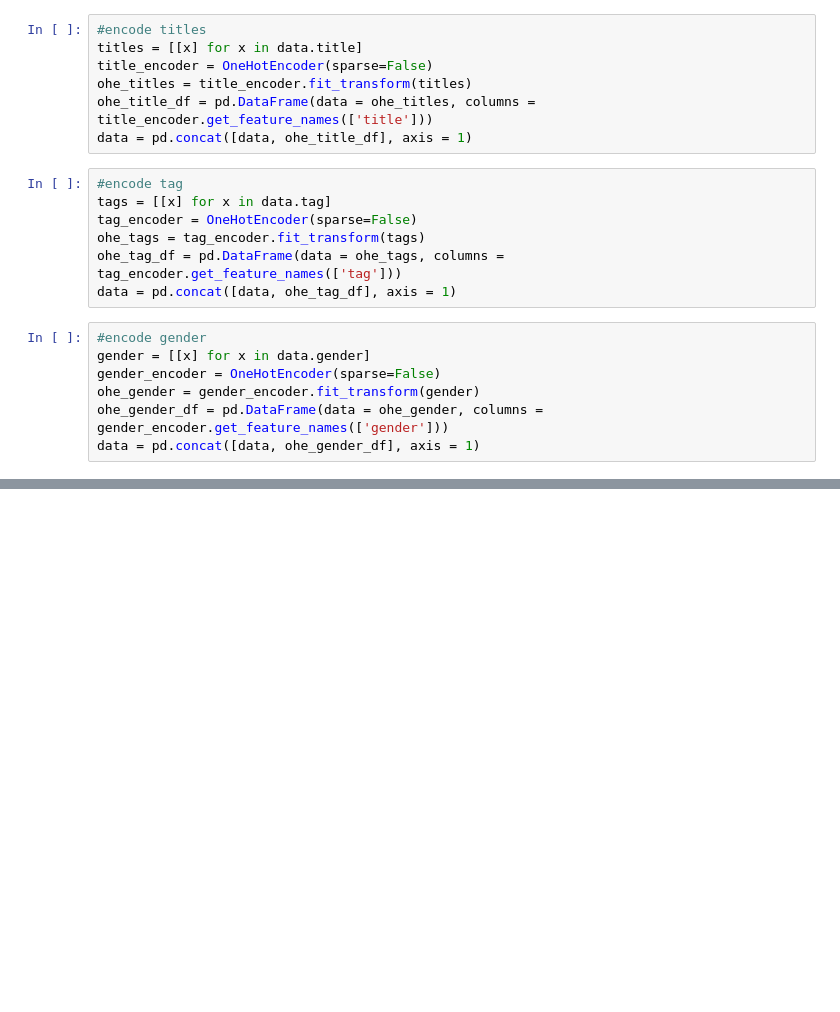
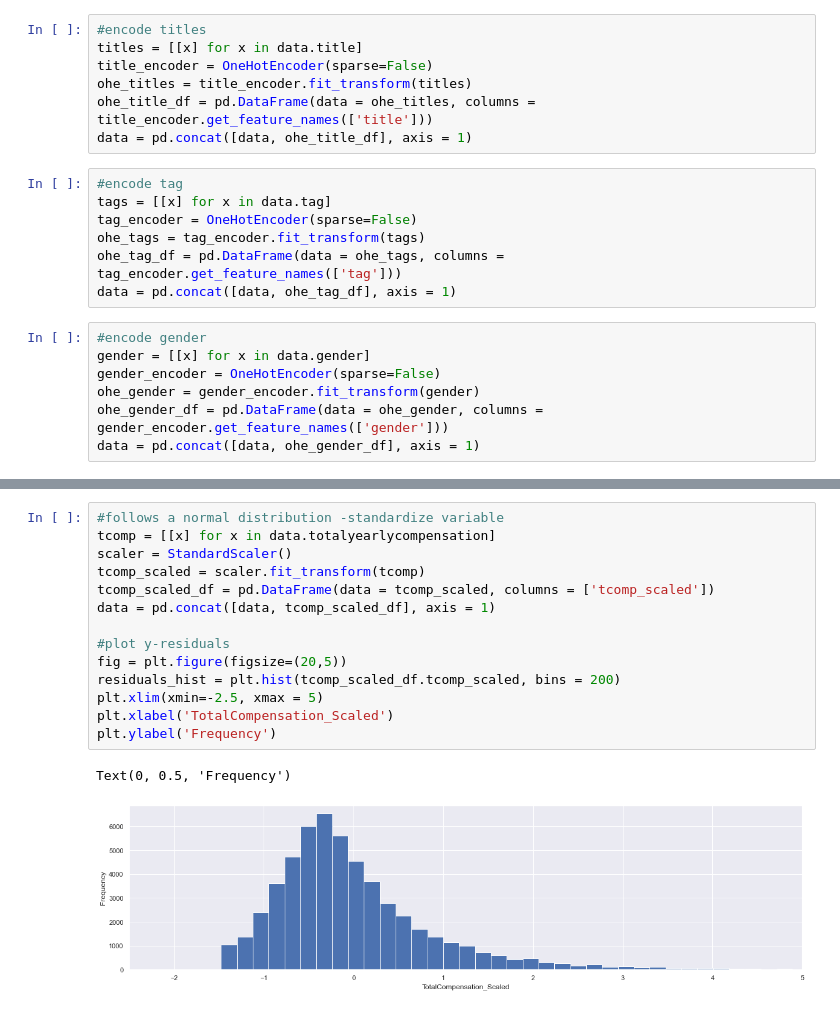
Before and after one commit to PriyankaVelagala/INM701, a Jupyter notebook: EduClassification.ipynb, the cells around one changed output, grey strips where cells are left out. Drawn from its saved outputs; the diff is of its cells as text; blank space fills up the shorter version.

```diff
--- a/EduClassification.ipynb
+++ b/EduClassification.ipynb
@@ -92,0 +92,17 @@ data
+# %%
+#follows a normal distribution -standardize variable
+tcomp = [[x] for x in data.totalyearlycompensation]
+scaler = StandardScaler()
+tcomp_scaled = scaler.fit_transform(tcomp)
+tcomp_scaled_df = pd.DataFrame(data = tcomp_scaled, columns = ['tcomp_scaled'])
+data = pd.concat([data, tcomp_scaled_df], axis = 1)
+
+#plot y-residuals
+fig = plt.figure(figsize=(20,5))
+residuals_hist = plt.hist(tcomp_scaled_df.tcomp_scaled, bins = 200)
+plt.xlim(xmin=-2.5, xmax = 5)
+plt.xlabel('TotalCompensation_Scaled')
+plt.ylabel('Frequency')
+# %% [output]
+Text(0, 0.5, 'Frequency')
+[figure, added]
```
Also changed, not shown: parts of 38 cells of this notebook.
